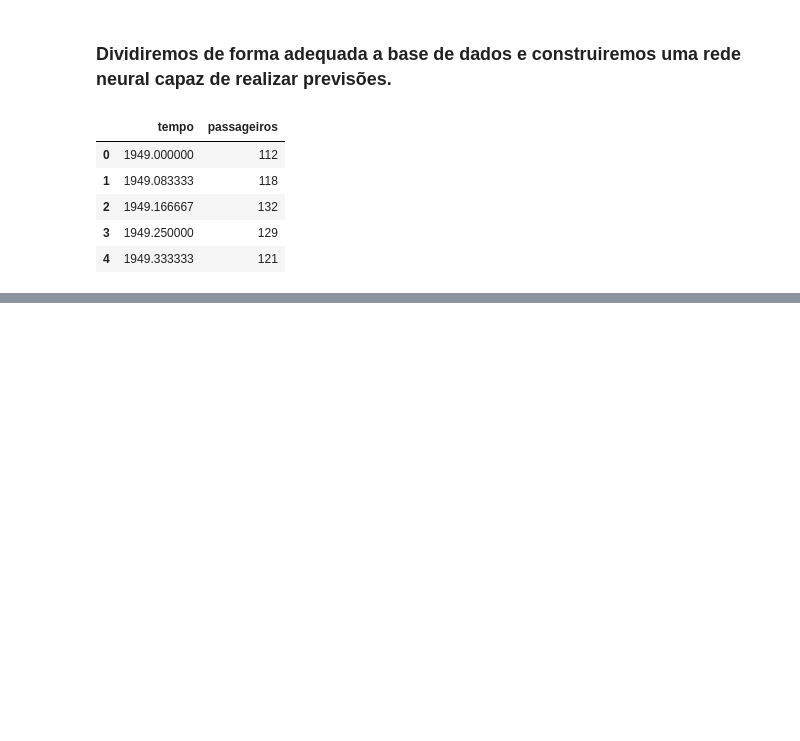
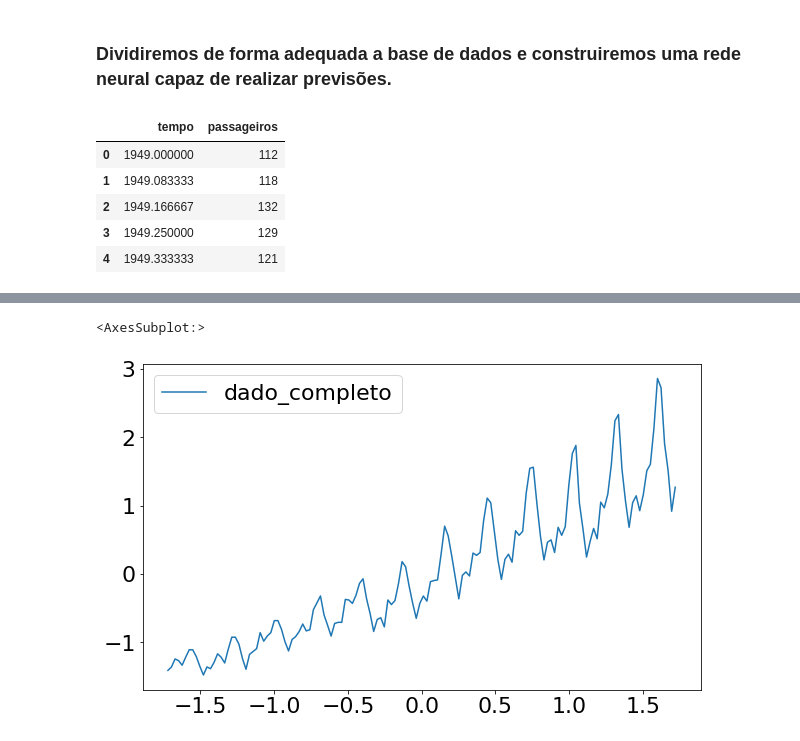
Before and after one commit to Renato-Ribeiroo/Cursos-Python, a Jupyter notebook: Curso Machine Learning Avançada/Deep Learning previsão com Keras/Previsões com Keras.ipynb, the cells around one changed output, grey strips where cells are left out. Drawn from its saved outputs; the diff is of its cells as text; code cells hidden in the pictures; blank space fills up the shorter version.

```diff
--- a/Curso Machine Learning Avançada/Deep Learning previsão com Keras/Previsões com Keras.ipynb
+++ b/Curso Machine Learning Avançada/Deep Learning previsão com Keras/Previsões com Keras.ipynb
@@ -33,0 +47,10 @@ sns.lineplot(x='tempo', y='passageiros', data=passageiros,label='dado_completo')
+# %%
+#passando para as variáveis x e y os dados da primeira e segunda coluna transformados.
+x = dado_escalado[:,0]
+y = dado_escalado[:,1]
+# %%
+#plotando os dados transformados.
+sns.lineplot(x=x, y=y, data=passageiros,label='dado_completo')
+# %% [output]
+<AxesSubplot:>
+[figure, added]
```
Also changed, not shown: parts of 11 cells of this notebook.
